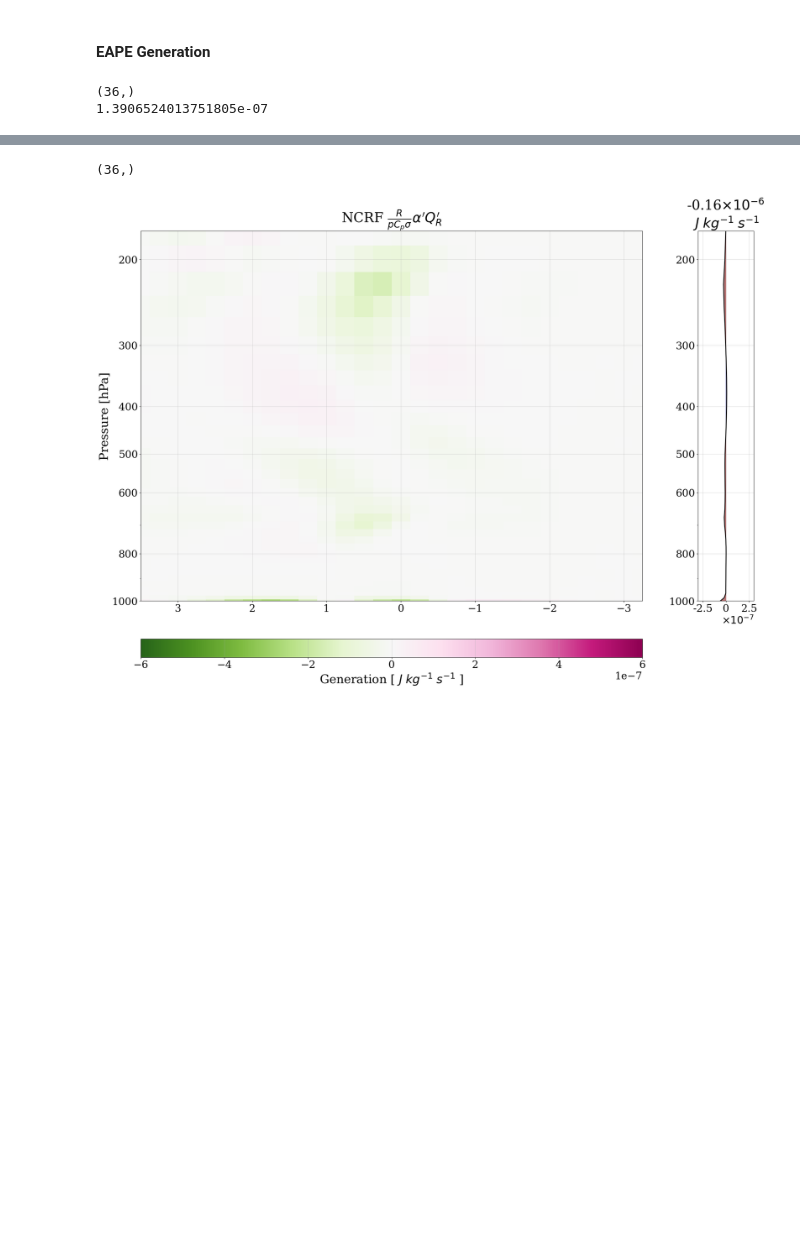
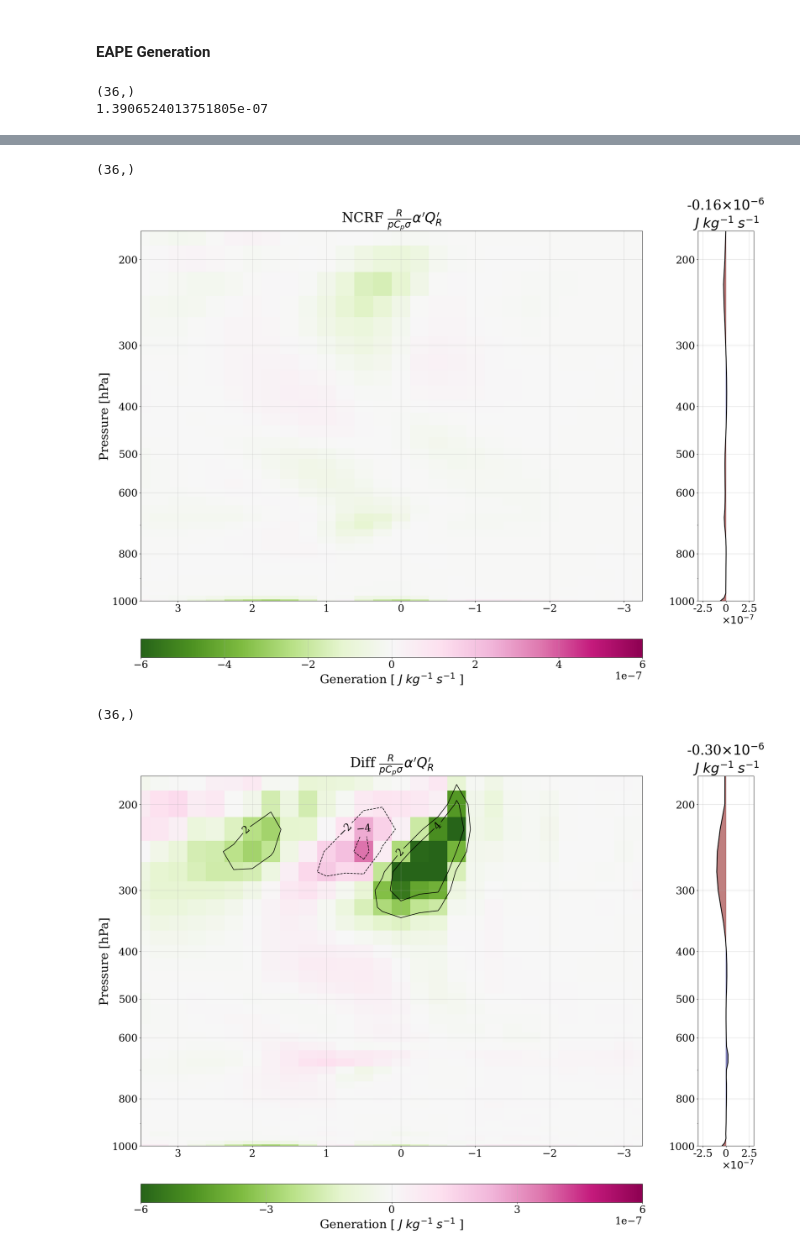
Before and after one commit to JosephKan828/MPAS_ANA, a Jupyter notebook: Code/KW_Budget/Budget_Prof/LW_EAPE_profile.ipynb, the cells around one changed output, grey strips where cells are left out. Saved outputs shown, nothing was run; the diff lists cells and outputs as text; code cells hidden in the pictures; blank space fills up the shorter version.

```diff
--- a/Code/KW_Budget/Budget_Prof/LW_EAPE_profile.ipynb
+++ b/Code/KW_Budget/Budget_Prof/LW_EAPE_profile.ipynb
@@ -303,30 +303,90 @@ ax2.fill_betweenx(
     z, gen["NCRF"].mean(axis=1)[:z_lim], 0,
     where=gen["NCRF"].mean(axis=1)[:z_lim] <= 0,
     color="maroon", alpha=0.5, interpolate=True)
 ax2.set_xticks(np.linspace(-2.5e-7, 2.5e-7, 3), ["-2.5", "0", "2.5"])
 ax2.set_xlim(-3e-7, 3e-7)
 ax2.set_ylim(1000, 175)
 ax2.set_xlabel(r"$\times 10^{-7}$", fontsize=24, loc="right")
 ax2.set_title(f"{gen_sum*1e6:.2f}"+r"$\times 10^{-6}$"+" \n"+r"$J\;kg^{-1}\;s^{-1}$")
 
 ax_cb = fig.add_subplot(gs[1, 0])
 cb = fig.colorbar(
     c, cax=ax_cb, orientation='horizontal',
     label=r"Generation [ $J\;kg^{-1}\;s^{-1}$ ]",
     # ticks=np.linspace(-0.001, 0.001, 3)
     )
 
 bbox_main = ax1.get_position()
 bbox_cb = ax_cb.get_position()
 dy = bbox_main.y0 - bbox_cb.y0
 ax_cb.set_position((bbox_cb.x0, bbox_cb.y0 - dy, bbox_cb.width, bbox_cb.height))
 
 plt.savefig("/home/b11209013/2025_Research/AOGS/Figure/EAPE/LW_Generation/NCRF.png", dpi=300)
 plt.show()
 plt.close(fig)
+fig = plt.figure(figsize=(26, 17))
+
+gs = gridspec.GridSpec(
+    2, 2,
+    height_ratios=[20, 1], hspace=0.05,
+    width_ratios=[9, 1], wspace=0.2)
+
+ax1 = fig.add_subplot(gs[0, 0])
+c = ax1.pcolormesh(
+    xx, zz,
+    gen_diff[:z_lim],
+    cmap="PiYG_r", norm=TwoSlopeNorm(0.0, vmin=-6e-7, vmax=6e-7),
+)
+ct = ax1.contour(
+    xx, zz,
+    gen["CNTL"][:z_lim], colors="k",
+    levels=[-4e-7, -2e-7, 2e-7, 4e-7]
+)
+ax1.set_yscale("log")
+ax1.set_yticks([200, 300, 400, 500, 600, 800, 1000], ["200", "300", "400", "500", "600", "800", "1000"])
+ax1.set_xlim(x[-1], x[0])
+ax1.set_ylim(1000, 175)
+ax1.set_ylabel(r"Pressure [hPa]")
+ax1.set_title(r"Diff $\frac{R}{p C_p \sigma} \alpha^\prime Q_R^\prime$")
+plt.clabel(ct, inline=True)
+
+gen_sum = vert_int(dims["lev"][:z_lim], gen_diff.sum(axis=1)[:z_lim])
+ax2 = fig.add_subplot(gs[0, 1], sharey=ax1)
+ax2.plot(gen_diff.mean(axis=1)[:z_lim], z, color="k", linewidth=2)
+ax2.fill_betweenx(
+    z, 0, gen_diff.mean(axis=1)[:z_lim],
+    where=gen_diff.mean(axis=1)[:z_lim] >= 0,
+    color="navy", alpha=0.5, interpolate=True)
+ax2.fill_betweenx(
+    z, gen_diff.mean(axis=1)[:z_lim], 0,
+    where=gen_diff.mean(axis=1)[:z_lim] <= 0,
+    color="maroon", alpha=0.5, interpolate=True)
+ax2.set_xticks(np.linspace(-2.5e-7, 2.5e-7, 3), ["-2.5", "0", "2.5"])
+ax2.set_xlim(-3e-7, 3e-7)
+ax2.set_ylim(1000, 175)
+ax2.set_xlabel(r"$\times 10^{-7}$", fontsize=24, loc="right")
+ax2.set_title(f"{gen_sum*1e6:.2f}"+r"$\times 10^{-6}$"+" \n"+r"$J\;kg^{-1}\;s^{-1}$")
+
+ax_cb = fig.add_subplot(gs[1, 0])
+cb = fig.colorbar(
+    c, cax=ax_cb, orientation='horizontal',
+    label=r"Generation [ $J\;kg^{-1}\;s^{-1}$ ]",
+    ticks=np.linspace(-6e-7, 6e-7, 5)
+    )
+
+bbox_main = ax1.get_position()
+bbox_cb = ax_cb.get_position()
+dy = bbox_main.y0 - bbox_cb.y0
+ax_cb.set_position((bbox_cb.x0, bbox_cb.y0 - dy, bbox_cb.width, bbox_cb.height))
+
+plt.savefig("/home/b11209013/2025_Research/AOGS/Figure/EAPE/Generation/diff.png", dpi=300)
+plt.show()
+plt.close(fig)
 # %% [output]
 (36,)
 1.3906524013751805e-07
 [figure]
 (36,)
 [figure]
+(36,)
+[figure, added]
```
Also changed, not shown: 3 other files.
